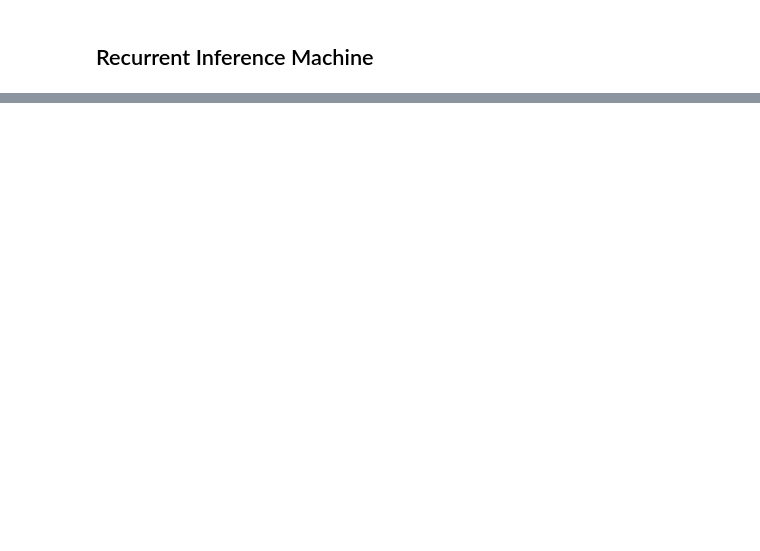
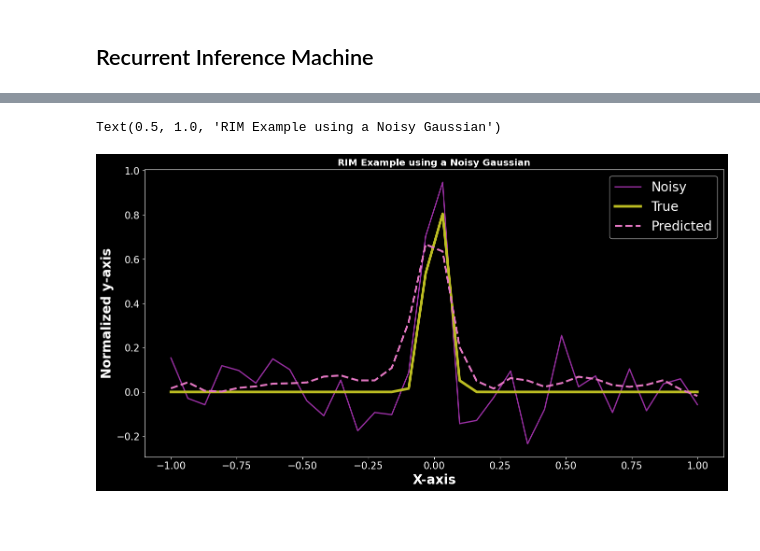
Before and after one commit to crhea93/astroRIM, a Jupyter notebook: Notebooks/RIM-Test-1D-Gaussians.ipynb, the cells around one changed output, grey strips where cells are left out. Saved outputs shown, nothing was run; the diff lists cells and outputs as text; code cells hidden in the pictures; blank space fills up the shorter version.

```diff
--- a/Notebooks/RIM-Test-1D-Gaussians.ipynb
+++ b/Notebooks/RIM-Test-1D-Gaussians.ipynb
@@ -191,15 +199,17 @@ plt.title('RIM Example using a Noisy Gaussian')
 # %%
 fig = plt.figure(figsize=(16,8))
 plt.plot(np.linspace(-1,1,n), Y_test[-1], label='Noisy', color='C1')
 plt.plot(np.linspace(-1,1,n), X_test[-1], label='True', color='C8', linewidth=4)
 plt.plot(np.linspace(-1,1,n), ysol_list[-1][-1][-1].reshape(n), label='Predicted', linestyle='dashed', color='C6', linewidth=3)
 plt.legend(prop={'size': 20})
-fig.patch.set_facecolor('white')
 plt.ylabel('Normalized y-axis', fontsize=20)
 plt.xlabel('X-axis', fontsize=20)
 plt.xticks(fontsize = 15)
 plt.yticks(fontsize = 15)
 plt.title('RIM Example using a Noisy Gaussian')
 #plt.savefig('Gaussian_complete.png')
+# %% [output]
+Text(0.5, 1.0, 'RIM Example using a Noisy Gaussian')
+[figure, added]
 # %% [markdown]
 ###
```
Also changed, not shown: parts of 9 cells of this notebook, 52 other files.
